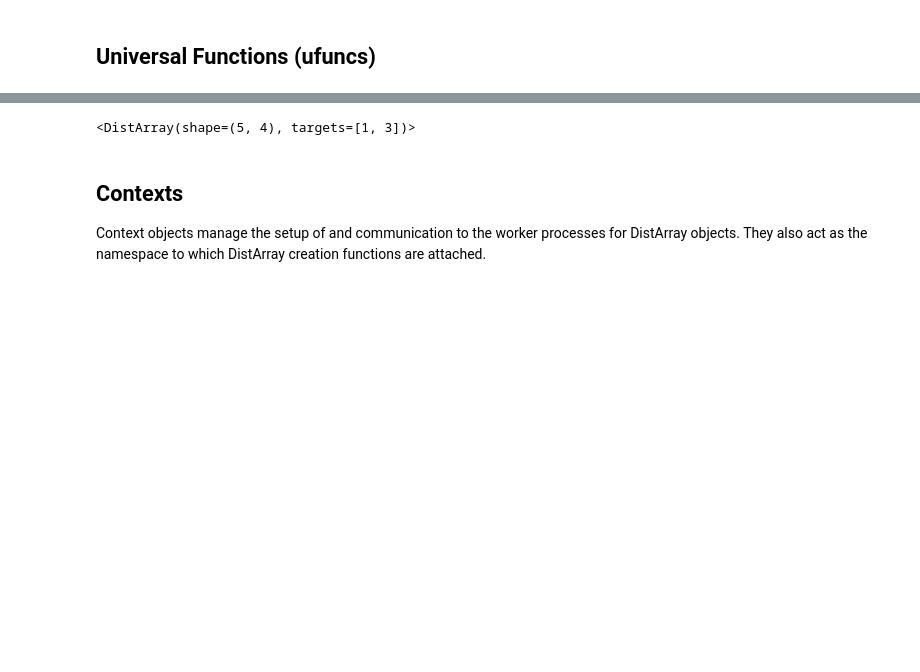
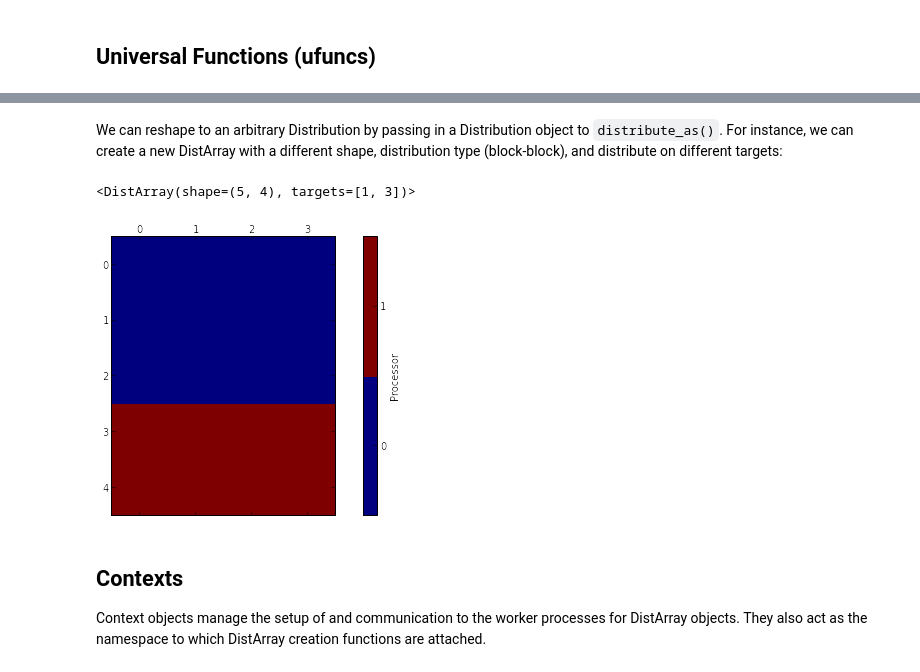
Before and after one commit to enthought/distarray, a Jupyter notebook: examples/features.ipynb, the cells around one changed output, grey strips where cells are left out. Cells and saved outputs as stored; diff of their text form; code cells hidden in the pictures; blank space fills up the shorter version.

```diff
--- a/examples/features.ipynb
+++ b/examples/features.ipynb
@@ -328,11 +354,14 @@ array([[ 0.44,  0.87],
+# %% [markdown]
+We can reshape to an arbitrary Distribution by passing in a Distribution object to `distribute_as()`.  For instance, we can create a new DistArray with a different shape, distribution type (block-block), and distribute on different targets:
 # %%
-# A more complex resdistribution,
-# changing shape, dist, and targets
 dist = Distribution(context, shape=(5, 4),
-                    dist=('b', 'b'), targets=(1, 3))
-darr.distribute_as(dist)
+                    dist=('b', 'b'),
+                    targets=(1, 3))
+reshaped = darr.distribute_as(dist)
+plot_array_distribution(reshaped, process_coords, cell_label=False, legend=True)
 # %% [output]
 <DistArray(shape=(5, 4), targets=[1, 3])>
+[figure, added]
 # %% [markdown]
 Contexts
 --------
```
Also changed, not shown: parts of 112 cells of this notebook.
